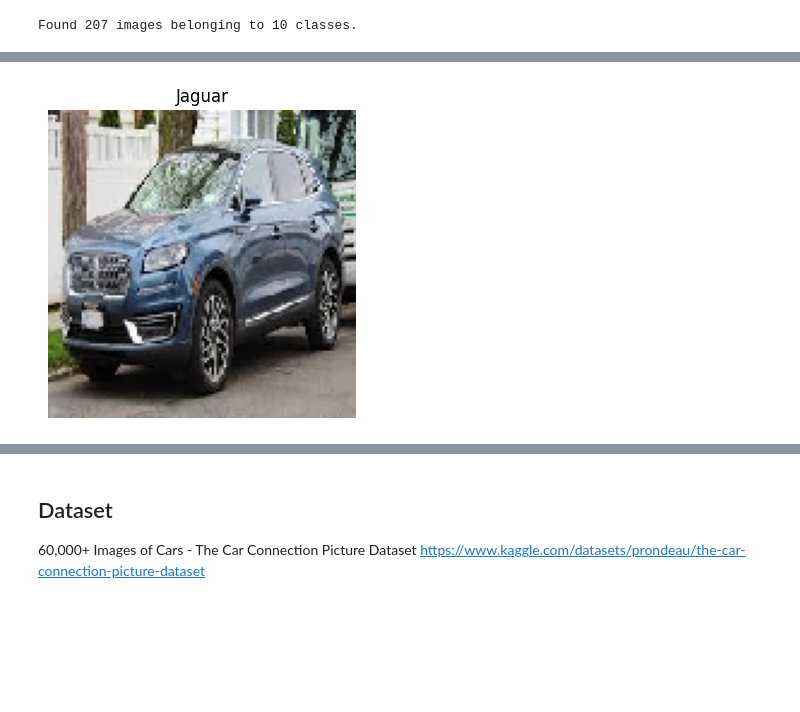
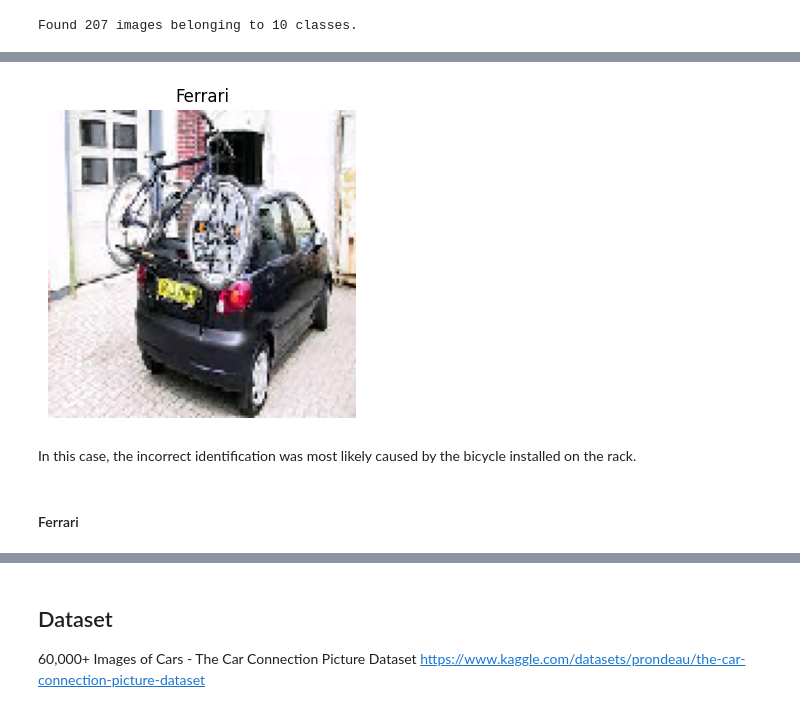
Before and after one commit to marcin-ciesielski/Car_brand_CNN, a Jupyter notebook: car_brand_classification_cnn.ipynb, the cells around one changed output, grey strips where cells are left out. Saved outputs shown, nothing was run; the diff lists cells and outputs as text; code cells hidden in the pictures; blank space fills up the shorter version.

```diff
--- a/car_brand_classification_cnn.ipynb
+++ b/car_brand_classification_cnn.ipynb
@@ -214,7 +214,7 @@ plt.axis(False)
 # %%
 # Listing a sample car image from train images
 data = os.listdir('data/images/test/'+class_)
-img = image.load_img('data/images/test/'+class_+'/'+data[1])
+img = image.load_img('data/images/test/'+class_+'/'+data[11])
 
 plt.figure(figsize=(5, 5))
 plt.imshow(img)
@@ -559,6 +559,6 @@ Trainable params: 2099978 (8.01 MB)
 Non-trainable params: 21802784 (83.17 MB)
 _________________________________________________________________
 # %%
-history = model.fit(train_gen, validation_data=test_gen, batch_size=8, epochs=20)
+history = model.fit(train_gen, validation_data=test_gen, batch_size=64, epochs=20)
 # %% [output]
 Epoch 1/20
@@ -927,3 +1053,3 @@ errors[(errors['y_true'] == 6) & (errors['is_incorrect'] == True)]
 # %%
-plot_img(vgg_model,'data/images/test','Lincoln/Lincoln_032.jpg')
+plot_img(vgg_model,'data/images/test','Daewoo/Daewoo_044.jpg')
 # %% [output]
@@ -933 +1059,5 @@ plot_img(vgg_model,'data/images/test','Lincoln/Lincoln_032.jpg')
-[figure, old version]
+[figure, new version]
+# %% [markdown]
+In this case, the incorrect identification was most likely caused by the bicycle installed on the rack.
+# %% [markdown]
+#### Ferrari
```
Also changed, not shown: parts of 106 cells of this notebook.
